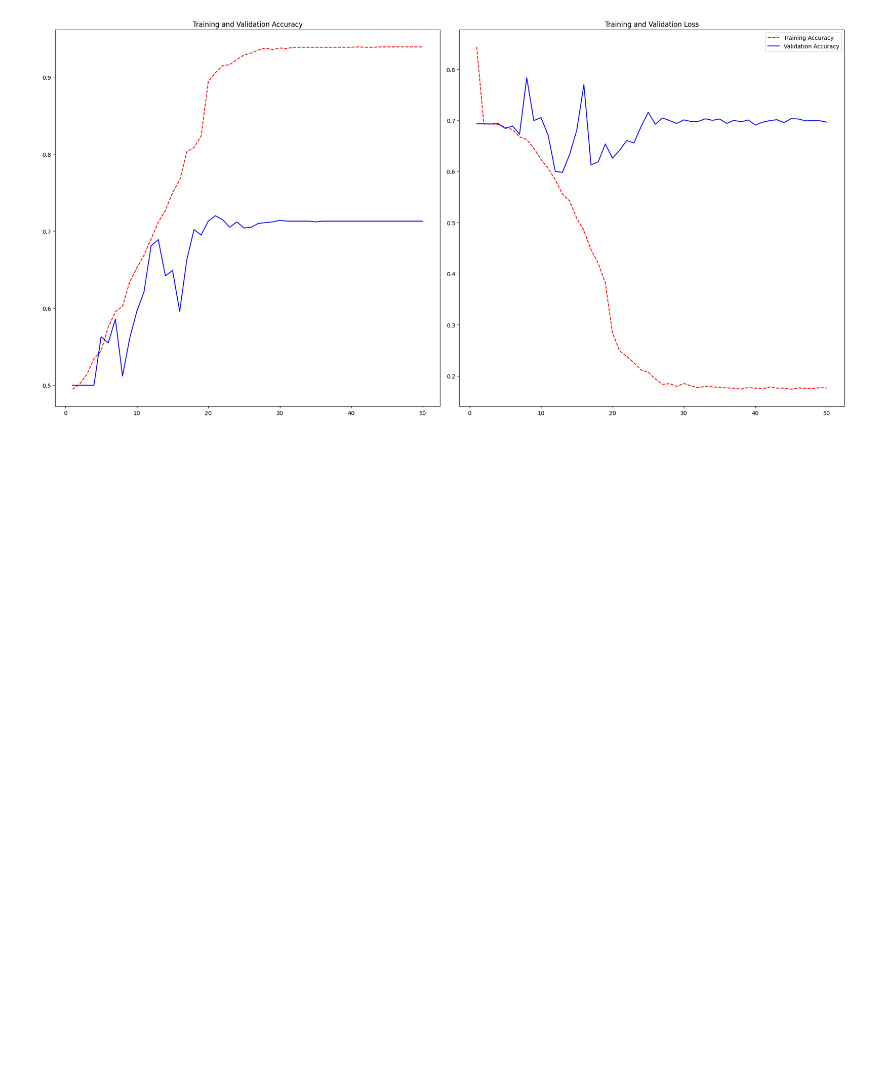
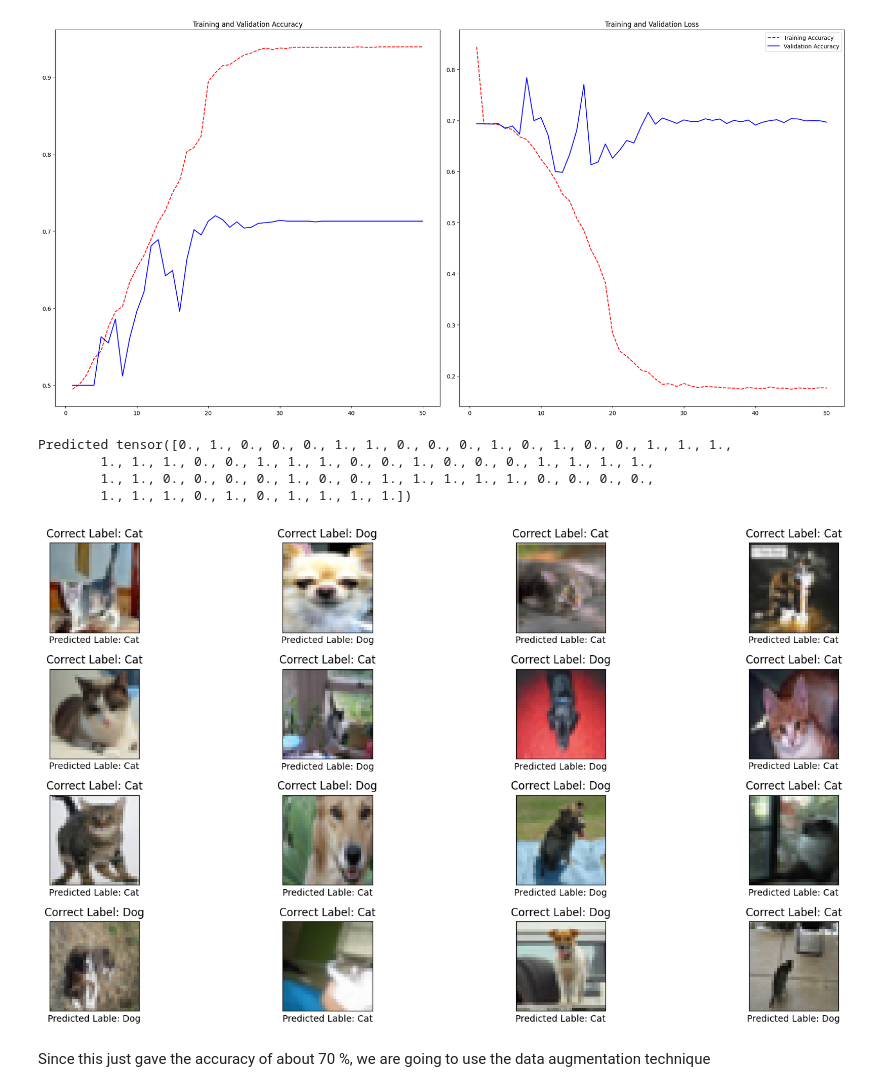
Before and after one commit to Rijan-Joshi/Fun-Learning, a Jupyter notebook: ConvNet.ipynb, the cells around one changed output. Saved outputs shown, nothing was run; the diff lists cells and outputs as text; code cells hidden in the pictures; blank space fills up the shorter version.

Commit message:
Augmentation and Visualization

```diff
--- a/ConvNet.ipynb
+++ b/ConvNet.ipynb
@@ -79,12 +79,15 @@ Class 5: 500 samples
 # %%
 #Changing the class 3 -> 0 and 5 -> 1
 class DatasetWrapper:
-  def __init__(self, subset, mapping = {3 : 0, 5: 1}):
+  def __init__(self, subset, mapping = {3 : 0, 5: 1}, transform = None):
     self.subset = subset
     self.mapping = mapping
+    self.transform = transform
 
   def __getitem__(self, index):
     image, target = self.subset[index]
+    if self.transform:
+      image = self.transform(image)
     return image, self.mapping[target]
 
   def __len__(self):
@@ -349,3 +352,46 @@ plt.tight_layout()
 plt.show()
 # %% [output]
 [figure]
+# %%
+#Visualize sample predictions
+
+best_model = NeuralNetwork()
+best_model.load_state_dict(torch.load('/content/best_mode.pth'))
+
+best_model.eval()
+images, label = next(iter(test_loader))
+
+image = images[0].to(device)
+with torch.no_grad():
+  pred = best_model(images)
+  predicted = (pred > 0.5).float().cpu().squeeze()
+
+print(f"Predicted {predicted}")
+
+label_map = {
+    0: "Cat",
+    1: "Dog"
+}
+images = images.cpu().numpy()
+images = np.transpose(images, (0, 2, 3, 1))
+
+plt.figure(figsize=(16, 8))
+for i in range(16):
+  plt.subplot(4,4, i + 1)
+  image = images[i]
+  plt.imshow(image)
+  plt.title(f"Correct Label: {label_map[label[i].item()]}")
+  plt.xticks([])
+  plt.yticks([])
+  plt.xlabel(f"Predicted Lable: {label_map[predicted[i].item()]}")
+
+plt.tight_layout()
+plt.show()
+# %% [output]
+Predicted tensor([0., 1., 0., 0., 0., 1., 1., 0., 0., 0., 1., 0., 1., 0., 0., 1., 1., 1.,
+        1., 1., 1., 0., 0., 1., 1., 1., 0., 0., 1., 0., 0., 0., 1., 1., 1., 1.,
+        1., 1., 0., 0., 0., 0., 1., 0., 0., 1., 1., 1., 1., 1., 0., 0., 0., 0.,
+        1., 1., 1., 0., 1., 0., 1., 1., 1., 1.])
+[figure, added]
+# %% [markdown]
+Since this just gave the accuracy of about 70 %, we are going to use the data augmentation technique
```
Also changed, not shown: parts of 2 cells of this notebook.
